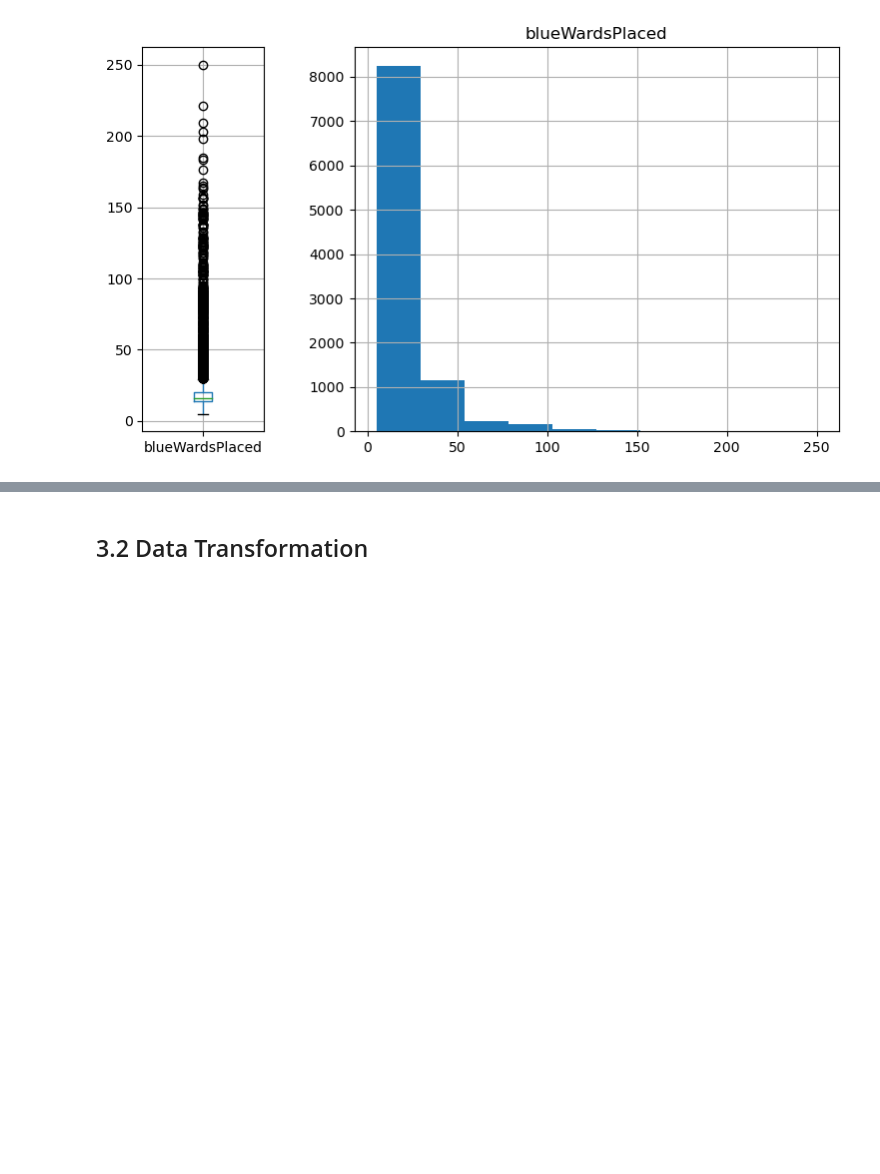
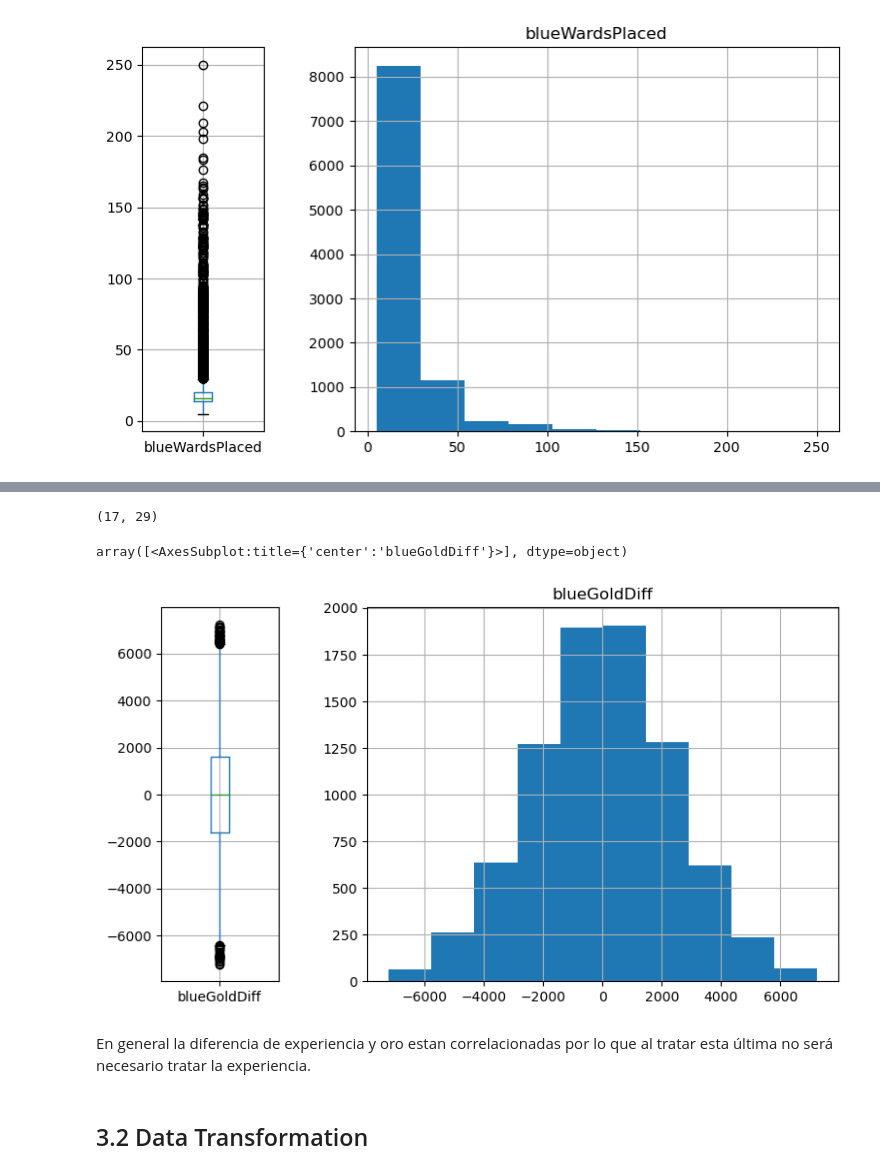
Before and after one commit to 0J0P0/Machine-Learning-Project, a Jupyter notebook: project.ipynb, the cells around one changed output, grey strips where cells are left out. Cells and saved outputs as stored; diff of their text form; code cells hidden in the pictures; blank space fills up the shorter version.

```diff
--- a/project.ipynb
+++ b/project.ipynb
@@ -271,0 +310,20 @@ array([<AxesSubplot:title={'center':'blueWardsPlaced'}>], dtype=object)
+# %%
+Q1 = dtclean['blueGoldDiff'].quantile(0.25)
+Q3 = dtclean['blueGoldDiff'].quantile(0.75)
+IQR = Q3 - Q1
+
+Q1, Q3, IQR
+
+small_outliers = dtclean['blueGoldDiff'] < (Q1 - 1.75 * IQR)
+big_outliers = dtclean['blueGoldDiff'] > (Q3 + 1.75 * IQR)
+
+sum(small_outliers), sum(big_outliers)
+# %% [output]
+(17, 29)
+# %%
+fig, axes= plt.subplots(1,2, gridspec_kw={'width_ratios': [1, 4]}, figsize=(9,5))
+dtclean[~(small_outliers | big_outliers)].boxplot(column='blueGoldDiff',ax=axes[0])
+dtclean[~(small_outliers | big_outliers)].hist(column='blueGoldDiff', ax=axes[1])
+# %% [output]
+array([<AxesSubplot:title={'center':'blueGoldDiff'}>], dtype=object)
+[figure, added]
@@ -272,3 +332,5 @@ array([<AxesSubplot:title={'center':'blueWardsPlaced'}>], dtype=object)
+# %% [markdown]
+En general la diferencia de experiencia y oro estan correlacionadas por lo que al tratar esta última no será necesario tratar la experiencia.
 # %% [markdown]
 ## 3.2 Data Transformation
 # %% [markdown]
```
Also changed, not shown: parts of 21 cells of this notebook.
